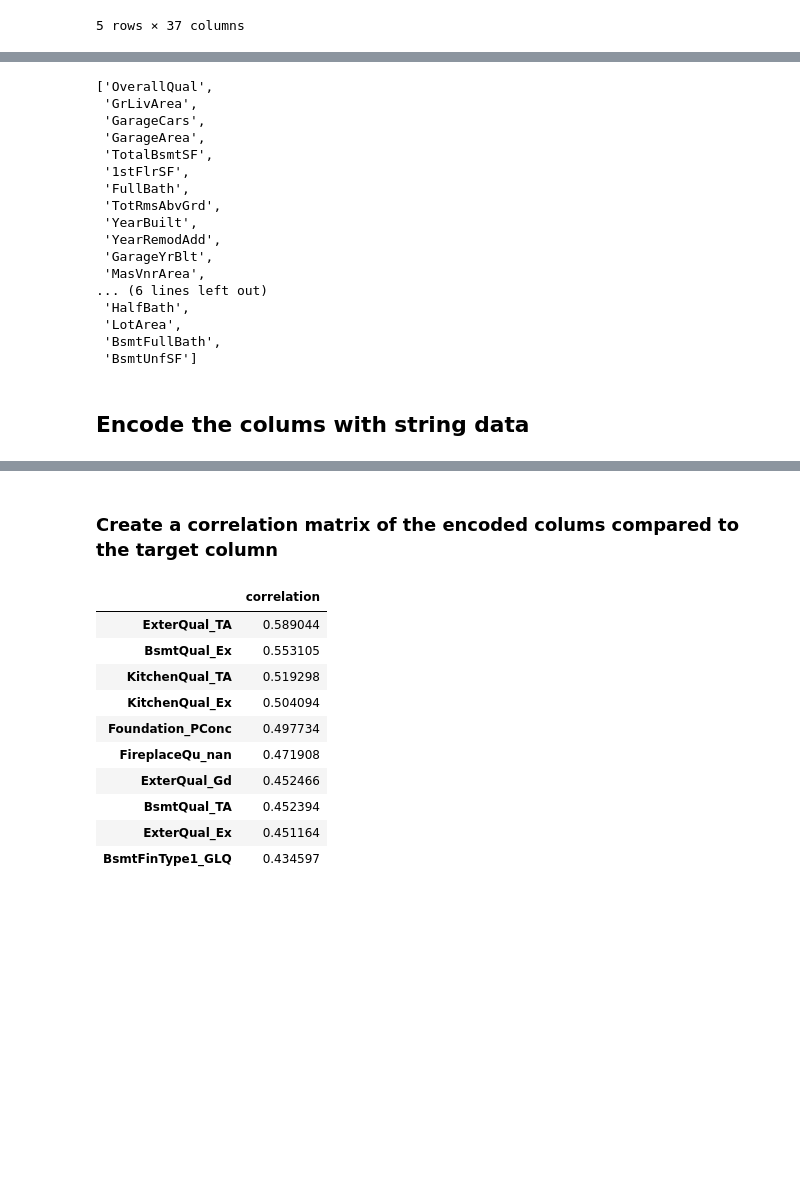
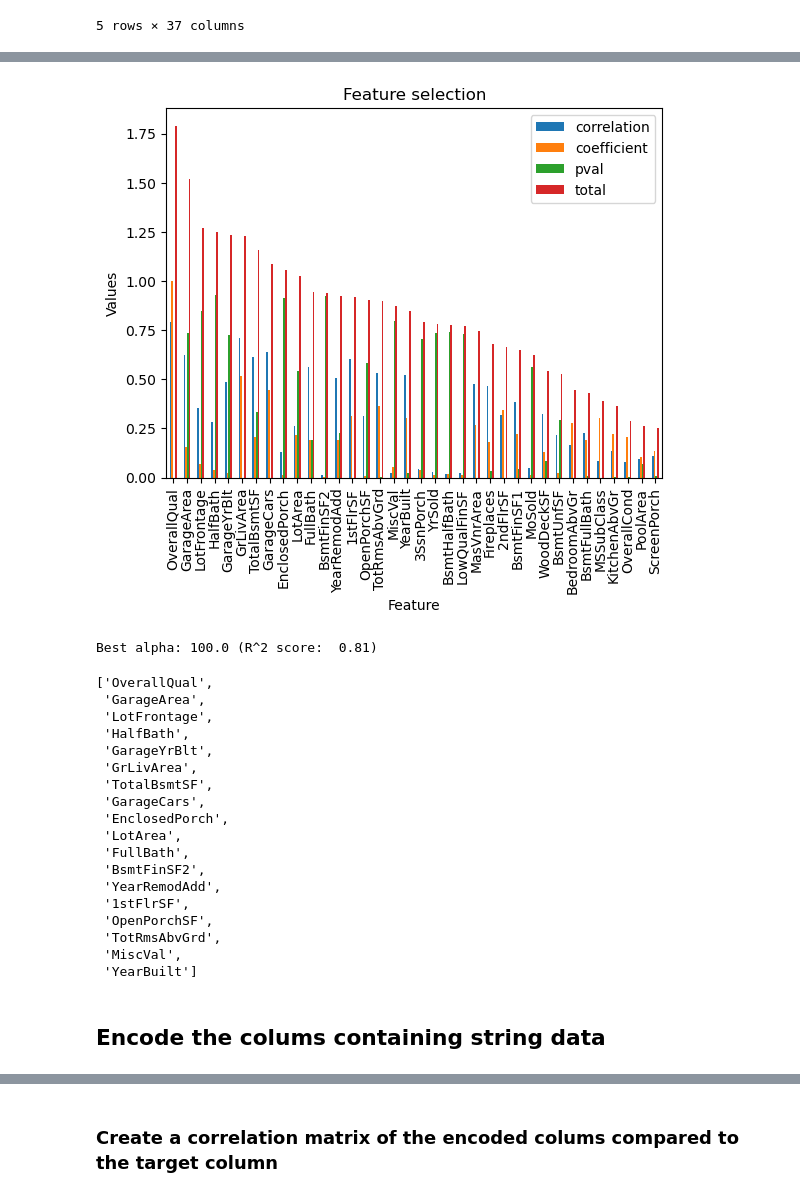
Before and after one commit to JimGile/kaggel-house-prices, a Jupyter notebook: notebooks/house_prices_eda.ipynb, the cells around one changed output, grey strips where cells are left out. Cells and saved outputs as stored; diff of their text form; code cells hidden in the pictures; blank space fills up the shorter version.

```diff
--- a/notebooks/house_prices_eda.ipynb
+++ b/notebooks/house_prices_eda.ipynb
@@ -54,16 +54,16 @@ memory usage: 912.6+ KB
 ## Prepare the data for feature selection
 # %%
 # Initialize the JgKMeans class with the original market data
-pre_proc = ModelPreprocessor(train_full_df)
+target_col = 'SalePrice'
+pre_proc = ModelPreprocessor(train_full_df, target_col=target_col)
 
-#Variables specific to this dataset
-target_col = 'SalePrice'
+# Variables specific to this dataset
 numeric_cols: list[str] = pre_proc.get_numeric_columns()
-encode_cols: list[str] = pre_proc.get_non_numeric_columns()
+encode_cols: list[str] = pre_proc.get_columns_to_encode()
 top_feature_cols: list[str] = []
 
 # Scale the numeric columns and put results into a new DataFrame
-scaled_train_df = pre_proc.scale_numeric_columns(numeric_cols=numeric_cols)
+scaled_train_df = pre_proc.scale_numeric_columns()
 scaled_train_df.head()
 # %% [output]
 |  | MSSubClass | LotFrontage | LotArea | OverallQual | OverallCond | YearBuilt | YearRemodAdd | MasVnrArea | ... |
@@ -92,0 +78,3 @@ abs_correlation_matrix_df.head(10)
+# %%
+combo_df = pre_proc.get_combined_important_numeric_features_df(scaled_df=scaled_train_df)
+combo_df.head()
@@ -93,27 +89,33 @@ abs_correlation_matrix_df.head(10)
+# %%
+pre_proc.plot_feature_selection(combo_df)
+# %% [output]
+[figure, added]
 # %%
 # Get the top correlated numeric features
-top_corr_numeric_features = pre_proc.get_top_correlated_abs_numeric_features_list(numeric_cols=numeric_cols, target_col=target_col, corr_min=0.2)
+top_corr_numeric_features = pre_proc.get_top_total_numeric_features_list(scaled_df=scaled_train_df, total_min=0.8)
 top_corr_numeric_features
 # %% [output]
-['OverallQual',
- 'GrLivArea',
- 'GarageCars',
- 'GarageArea',
- 'TotalBsmtSF',
- '1stFlrSF',
- 'FullBath',
- 'TotRmsAbvGrd',
- 'YearBuilt',
- 'YearRemodAdd',
- 'GarageYrBlt',
- 'MasVnrArea',
-... (6 lines left out)
- 'HalfBath',
- 'LotArea',
- 'BsmtFullBath',
- 'BsmtUnfSF']
+Best alpha: 100.0 (R^2 score:  0.81)
+['OverallQual',
+ 'GarageArea',
+ 'LotFrontage',
+ 'HalfBath',
+ 'GarageYrBlt',
+ 'GrLivArea',
+ 'TotalBsmtSF',
+ 'GarageCars',
+ 'EnclosedPorch',
+ 'LotArea',
+ 'FullBath',
+ 'BsmtFinSF2',
+ 'YearRemodAdd',
+ '1stFlrSF',
+ 'OpenPorchSF',
+ 'TotRmsAbvGrd',
+ 'MiscVal',
+ 'YearBuilt']
 # %% [markdown]
-## Encode the colums with string data
+## Encode the colums containing string data
 # %%
 # Set up the OneHotEncoder so it will transform to Pandas
 # Fit and transform the OneHotEncoder to the columns to encode
@@ -129,18 +131,3 @@ encoded_train_df.head()
 5 rows × 268 columns
 # %% [markdown]
 ### Create a correlation matrix of the encoded colums compared to the target column
-# %%
-correlation_matrix_abs_encoded_features_df = pre_proc.get_correlation_matrix_abs_encoded_features_df(encode_cols=encode_cols, target_col=target_col)
-correlation_matrix_abs_encoded_features_df.head(10)
-# %% [output]
-|  | correlation |
-| ExterQual_TA | 0.589044 |
-| BsmtQual_Ex | 0.553105 |
-| KitchenQual_TA | 0.519298 |
-| KitchenQual_Ex | 0.504094 |
-| Foundation_PConc | 0.497734 |
-| FireplaceQu_nan | 0.471908 |
-| ExterQual_Gd | 0.452466 |
-| BsmtQual_TA | 0.452394 |
-| ExterQual_Ex | 0.451164 |
-| BsmtFinType1_GLQ | 0.434597 |
```
Also changed, not shown: parts of 9 cells of this notebook, 1 other file.
